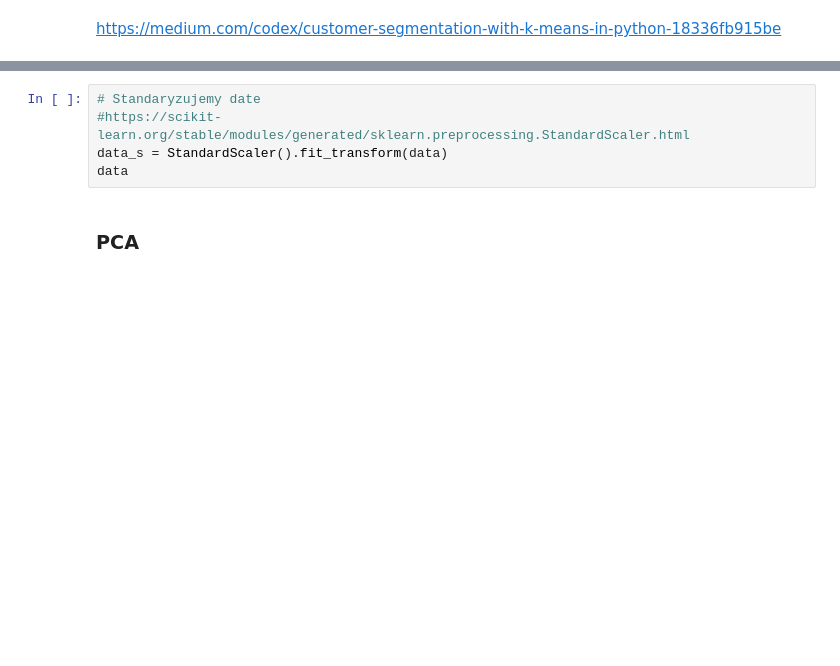
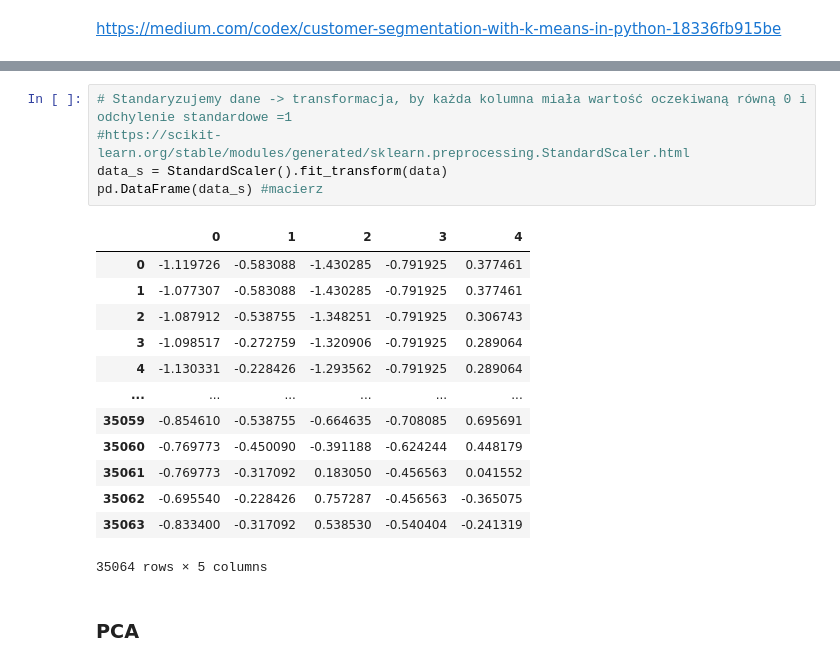
Before and after one commit to KatBotkowska/Charity_donation, a Jupyter notebook: Warsztaty_WiT_4_modelowanie_ML.ipynb, the cells around one changed output, grey strips where cells are left out. Saved outputs shown, nothing was run; the diff lists cells and outputs as text; blank space fills up the shorter version.

```diff
--- a/Warsztaty_WiT_4_modelowanie_ML.ipynb
+++ b/Warsztaty_WiT_4_modelowanie_ML.ipynb
@@ -178,8 +276,22 @@ data.describe()
 # %%
-# Standaryzujemy date
+# Standaryzujemy dane -> transformacja, by każda kolumna miała wartość oczekiwaną równą 0 i odchylenie standardowe =1
 #https://scikit-learn.org/stable/modules/generated/sklearn.preprocessing.StandardScaler.html
 data_s = StandardScaler().fit_transform(data)
-data
+pd.DataFrame(data_s) #macierz
+# %% [output]
+|  | 0 | 1 | 2 | 3 | 4 |
+| 0 | -1.119726 | -0.583088 | -1.430285 | -0.791925 | 0.377461 |
+| 1 | -1.077307 | -0.583088 | -1.430285 | -0.791925 | 0.377461 |
+| 2 | -1.087912 | -0.538755 | -1.348251 | -0.791925 | 0.306743 |
+| 3 | -1.098517 | -0.272759 | -1.320906 | -0.791925 | 0.289064 |
+| 4 | -1.130331 | -0.228426 | -1.293562 | -0.791925 | 0.289064 |
+| ... | ... | ... | ... | ... | ... |
+| 35059 | -0.854610 | -0.538755 | -0.664635 | -0.708085 | 0.695691 |
+| 35060 | -0.769773 | -0.450090 | -0.391188 | -0.624244 | 0.448179 |
+| 35061 | -0.769773 | -0.317092 | 0.183050 | -0.456563 | 0.041552 |
+| 35062 | -0.695540 | -0.228426 | 0.757287 | -0.456563 | -0.365075 |
+| 35063 | -0.833400 | -0.317092 | 0.538530 | -0.540404 | -0.241319 |
+35064 rows × 5 columns
 # %% [markdown]
 ### **PCA**
 # %% [markdown]
```
Also changed, not shown: parts of 37 cells of this notebook.
